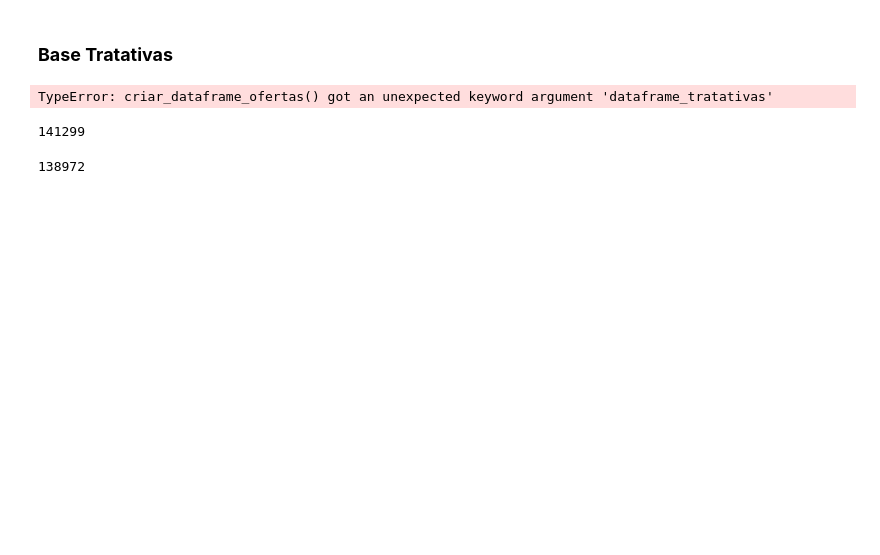
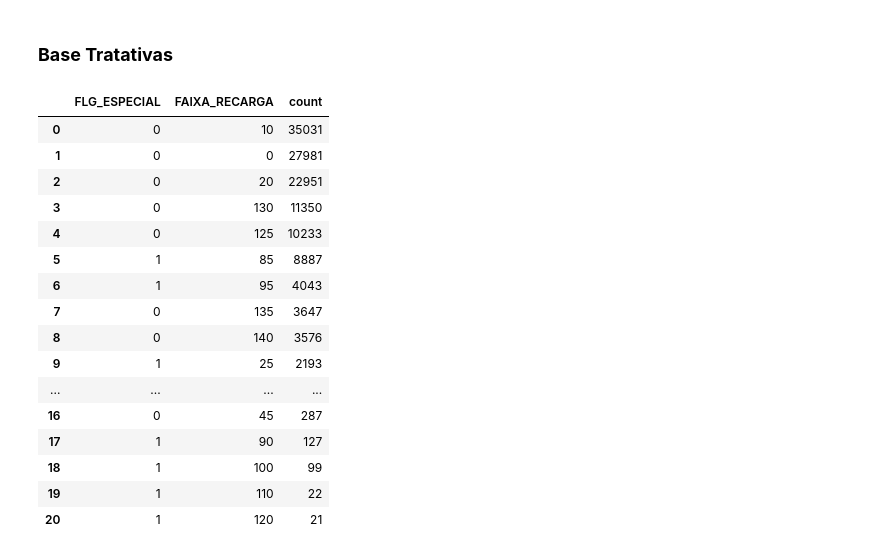
Before and after one commit to mathdecastro/teste-m2b-app, a Jupyter notebook: src/notebook.ipynb, the cells around one changed output. Saved outputs shown, nothing was run; the diff lists cells and outputs as text; code cells hidden in the pictures; blank space fills up the shorter version.

```diff
--- a/src/notebook.ipynb
+++ b/src/notebook.ipynb
@@ -648,24 +376,46 @@ def criar_dataframe_tratativas(dataframe_tratativas, dataframe_ofertas):
 df_base_teste = pd.read_csv('../data/base_teste.csv', sep = '|')
 df_tratativas_teste = pd.read_csv('../data/tratativas_teste.csv', sep = '|')
 
-ofertas = criar_dataframe_ofertas(
-    dataframe_ofertas = df_base_teste
+ofertas = criar_dataframe_ofertas(dataframe_ofertas = df_base_teste)
+tratativas = criar_dataframe_tratativas(dataframe_tratativas = df_tratativas_teste)
+
+df_merged = tratativas.merge(ofertas, left_on = 'MSISDN', right_on = 'NUM_TELEFONE', how = 'left')
+df_tratativas = df_merged[~df_merged['NUM_TELEFONE'].isna()][tratativas.columns]
+
+df_merged = ofertas.merge(tratativas, left_on = 'NUM_TELEFONE', right_on = 'MSISDN', how = 'left')
+df_ofertas = df_merged[df_merged['MSISDN'].isna()][ofertas.columns]
+
+# SELECIONANDO OS 10.000 CONTATOS COM AS MELHORES OFERTAS
+df_ofertas_10000 = df_ofertas.assign(
+    FLG_ESPECIAL_RANKING = df_ofertas['FLG_ESPECIAL'].map(ordem_flg_especial),
+    PLANO_INDICADO_RANKING = df_ofertas['PLANO_INDICADO'].map(ordem_plano_indicado),
+    DESCONTO_DESTINO_RANKING = df_ofertas['DESCONTO_DESTINO'].map(ordem_desconto_destino),
+    CLUSTER_RANKING = df_ofertas['CLUSTER'].map(ordem_cluster)
+).sort_values(
+    by = ['FLG_ESPECIAL_RANKING', 'PLANO_INDICADO_RANKING', 'DESCONTO_DESTINO_RANKING', 'CLUSTER_RANKING'],
+    ascending = [False, False, False, False]
+).drop(
+    columns = ['FLG_ESPECIAL_RANKING', 'PLANO_INDICADO_RANKING', 'DESCONTO_DESTINO_RANKING', 'CLUSTER_RANKING']
+).reset_index(
+    drop = True
 )
-
-tratativas = criar_dataframe_tratativas(
-    dataframe_tratativas = df_tratativas_teste,
-    dataframe_ofertas = ofertas
-)
-
-ofertas = ofertas.merge(tratativas, left_on = 'NUM_TELEFONE', right_on = 'MSISDN', how = 'left')
-ofertas = df_merged[df_merged['MSISDN'].isna()][ofertas.columns]
-# %% [output]
-TypeError: criar_dataframe_ofertas() got an unexpected keyword argument 'dataframe_tratativas'
-# %%
-len(ofertas)
-# %% [output]
-141299
-# %%
-len(ofertas)
-# %% [output]
-138972
+# %%
+df_ofertas[['FLG_ESPECIAL', 'FAIXA_RECARGA']].value_counts().to_frame().reset_index()
+# %% [output]
+|  | FLG_ESPECIAL | FAIXA_RECARGA | count |
+| 0 | 0 | 10 | 35031 |
+| 1 | 0 | 0 | 27981 |
+| 2 | 0 | 20 | 22951 |
+| 3 | 0 | 130 | 11350 |
+| 4 | 0 | 125 | 10233 |
+| 5 | 1 | 85 | 8887 |
+| 6 | 1 | 95 | 4043 |
+| 7 | 0 | 135 | 3647 |
+| 8 | 0 | 140 | 3576 |
+| 9 | 1 | 25 | 2193 |
+| ... | ... | ... | ... |
+| 16 | 0 | 45 | 287 |
+| 17 | 1 | 90 | 127 |
+| 18 | 1 | 100 | 99 |
+| 19 | 1 | 110 | 22 |
+| 20 | 1 | 120 | 21 |
```
Also changed, not shown: parts of 5 cells of this notebook, 3 other files.
